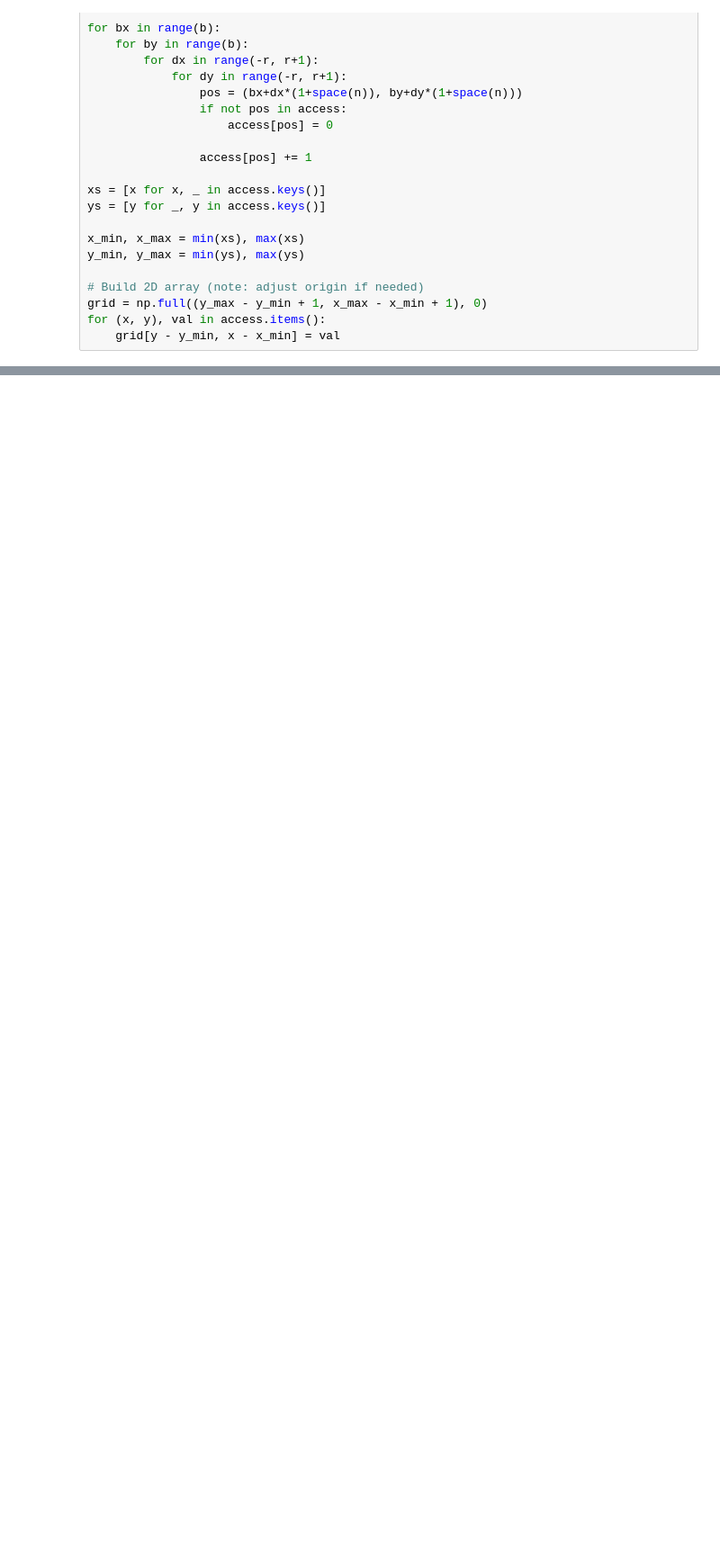
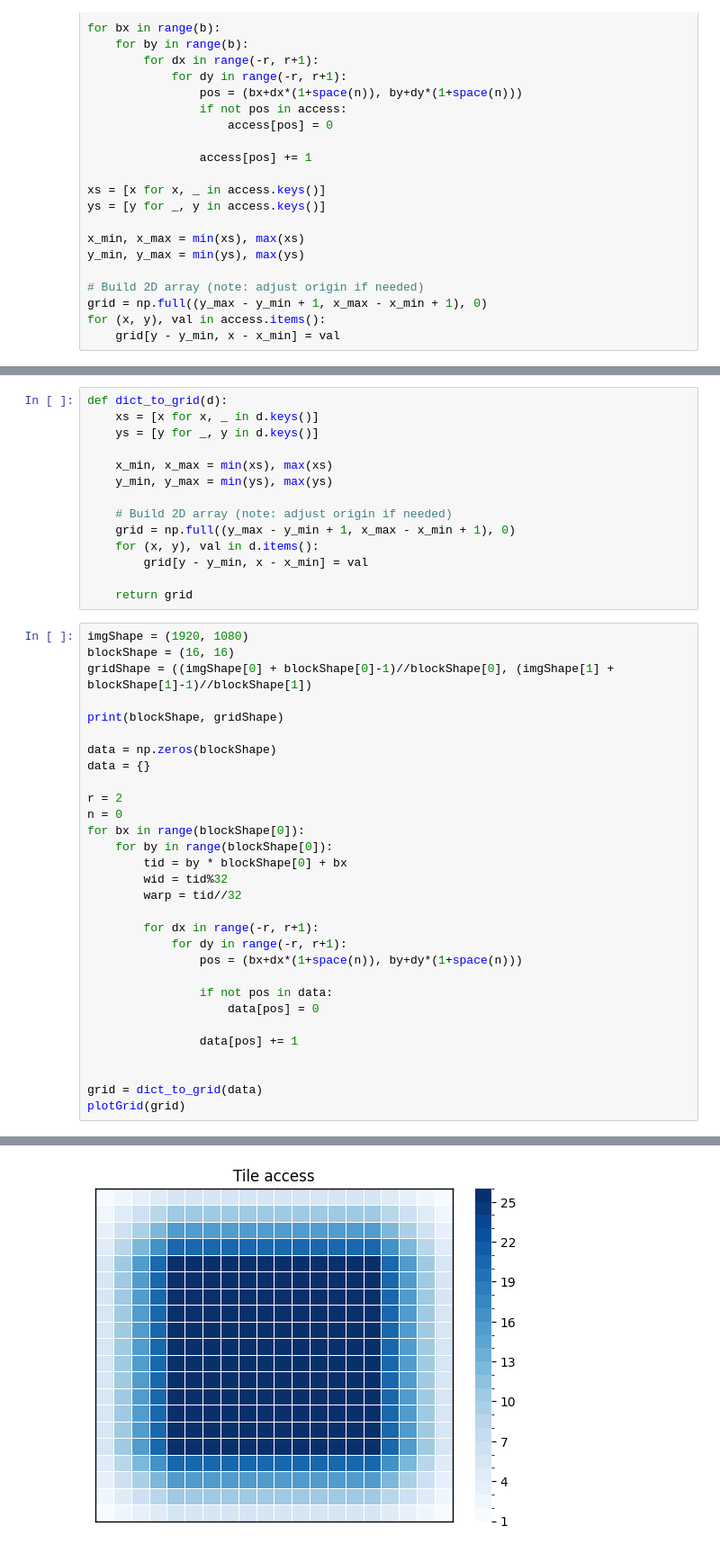
Before and after one commit to VictorHerbert/RaymarchDenoiserCuda, a Jupyter notebook: notebooks/tile.ipynb, the cells around one changed output, grey strips where cells are left out. Shown at 90% size. Drawn from its saved outputs; the diff is of its cells as text; blank space fills up the shorter version.

```diff
--- a/notebooks/tile.ipynb
+++ b/notebooks/tile.ipynb
@@ -67,0 +116,45 @@ for (x, y), val in access.items():
+# %%
+def dict_to_grid(d):
+    xs = [x for x, _ in d.keys()]
+    ys = [y for _, y in d.keys()]
+
+    x_min, x_max = min(xs), max(xs)
+    y_min, y_max = min(ys), max(ys)
+
+    # Build 2D array (note: adjust origin if needed)
+    grid = np.full((y_max - y_min + 1, x_max - x_min + 1), 0)
+    for (x, y), val in d.items():
+        grid[y - y_min, x - x_min] = val
+
+    return grid
+# %%
+imgShape = (1920, 1080)
+blockShape = (16, 16)
+gridShape = ((imgShape[0] + blockShape[0]-1)//blockShape[0], (imgShape[1] + blockShape[1]-1)//blockShape[1])
+
+print(blockShape, gridShape)
+
+data = np.zeros(blockShape)
+data = {}
+
+r = 2
+n = 0
+for bx in range(blockShape[0]):
+    for by in range(blockShape[0]):
+        tid = by * blockShape[0] + bx
+        wid = tid%32
+        warp = tid//32
+
+        for dx in range(-r, r+1):
+            for dy in range(-r, r+1):
+                pos = (bx+dx*(1+space(n)), by+dy*(1+space(n)))
+
+                if not pos in data:
+                    data[pos] = 0
+
+                data[pos] += 1
+
+
+grid = dict_to_grid(data)
+plotGrid(grid)
+# %% [output]
@@ -68,3 +162,4 @@ for (x, y), val in access.items():
+[figure, added]
 # %%
 import seaborn as sns
 import matplotlib.pyplot as plt
```
Also changed, not shown: parts of 6 cells of this notebook, 5 other files.
